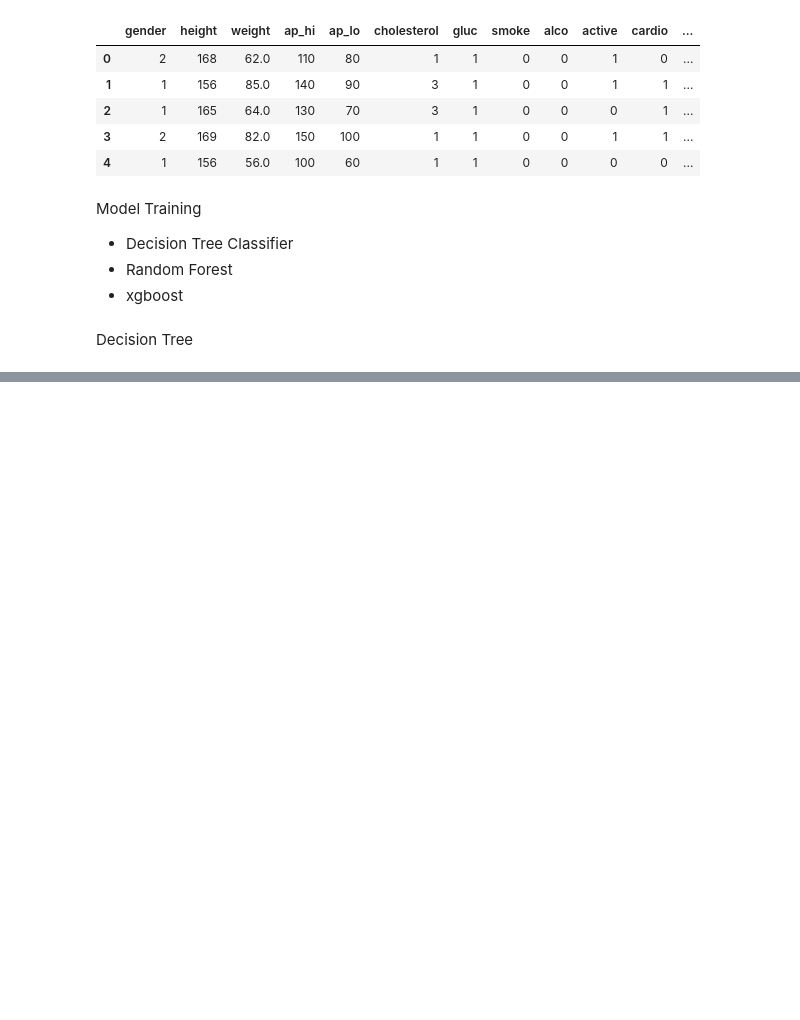
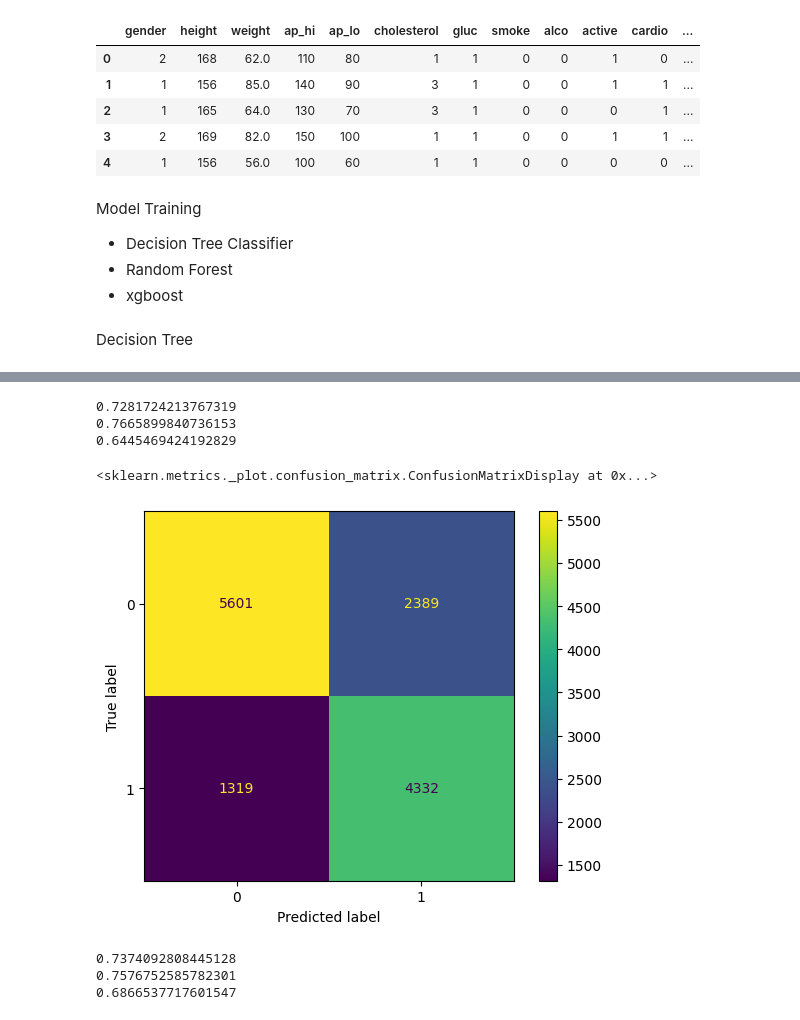
Before and after one commit to VishalMurya/Cardio_ML, a Jupyter notebook: Cardio.ipynb, the cells around one changed output, grey strips where cells are left out. Cells and saved outputs as stored; diff of their text form; code cells hidden in the pictures; blank space fills up the shorter version.

```diff
--- a/Cardio.ipynb
+++ b/Cardio.ipynb
@@ -553,0 +627,20 @@ print(pres)
+# %%
+best_dict.fit(X_train_transformed, y_train)
+rc_predict = best_dict.predict(X_test_transformed)
+acc = accuracy_score(rc_predict, y_test)
+rec = recall_score(rc_predict, y_test)
+pres = precision_score(rc_predict, y_test)
+# %%
+print(acc)
+print(rec)
+print(pres)
+# %% [output]
+0.7281724213767319
+0.7665899840736153
+0.6445469424192829
+# %%
+cm =  confusion_matrix(rc_predict, y_test)
+ConfusionMatrixDisplay(cm).plot()
+# %% [output]
+<sklearn.metrics._plot.confusion_matrix.ConfusionMatrixDisplay at 0x...>
+[figure, added]
@@ -553,0 +658,8 @@ print(pres)
+# %%
+print(acc)
+print(rec)
+print(pres)
+# %% [output]
+0.7374092808445128
+0.7576752585782301
+0.6866537717601547
```
Also changed, not shown: parts of 27 cells of this notebook.
